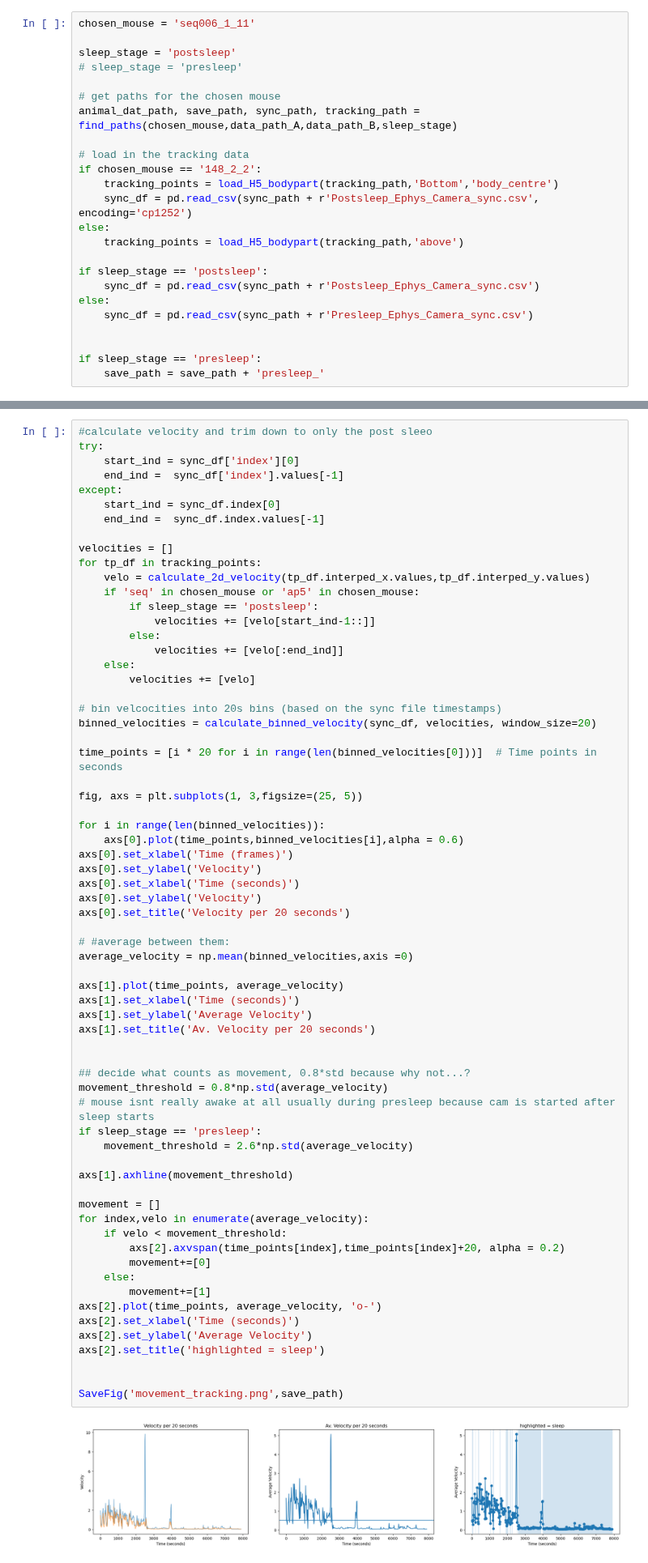
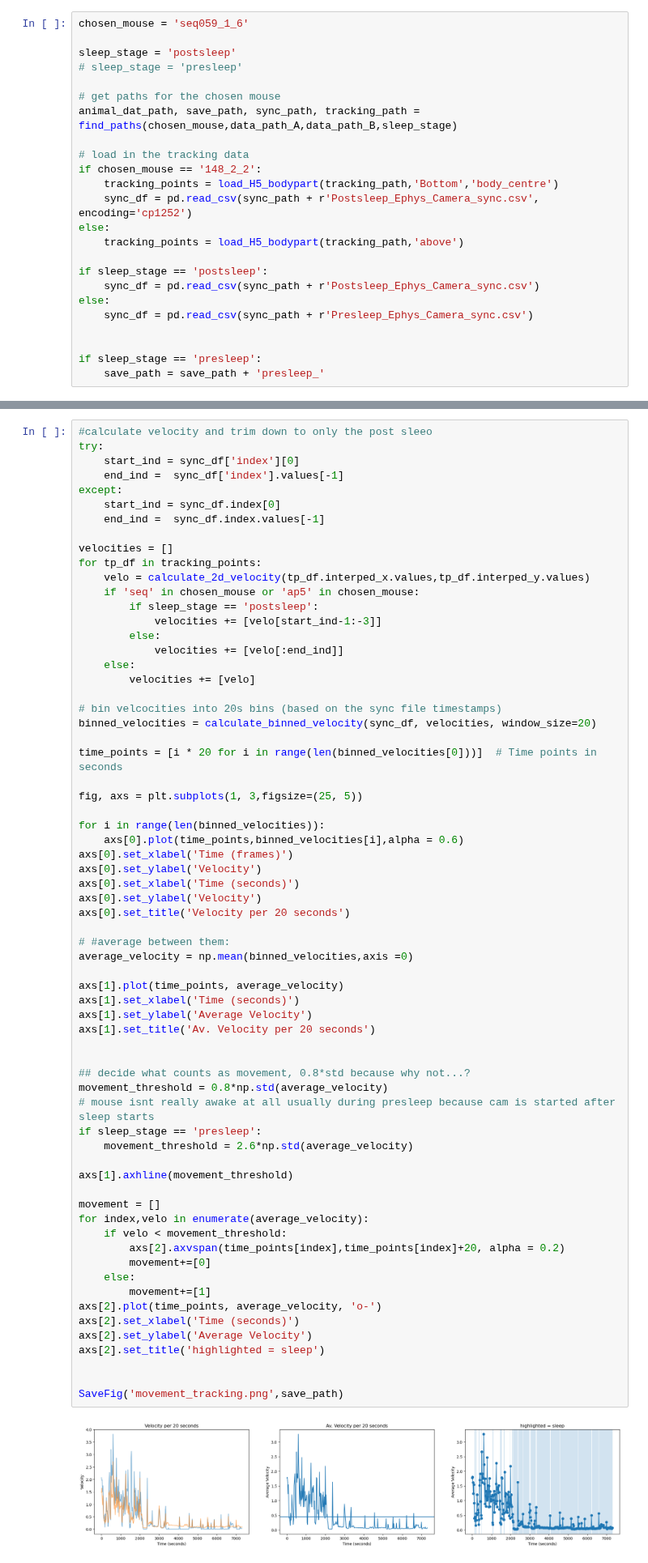
Before and after one commit to EmmettJT/sequences_analyse_PPSeq, a Jupyter notebook: sleep_state_scoring/sleep_state_scoring.ipynb, the cells around one changed output, grey strips where cells are left out. Shown at 81% size. Saved outputs shown, nothing was run; the diff lists cells and outputs as text.

```diff
--- a/sleep_state_scoring/sleep_state_scoring.ipynb
+++ b/sleep_state_scoring/sleep_state_scoring.ipynb
@@ -406,7 +406,7 @@ not processed pre: ['seq052_1_1', 'seq052_1_2', 'seq052_1_3', 'seq052_1_4', 'seq
 processed post: ['136_1_3', '136_1_4', '148_2_2', '149_1_1', '178_1_4', '178_1_5', '178_1_6', '178_1_7', '178_1_8', '178_1_9', '178_2_1', '178_2_2', '178_2_4', '269_1_1', '269_1_3', '269_1_4', '269_1_ ...
 processed pre: ['136_1_3', '136_1_4', '148_2_2', '149_1_1', '178_1_4', '178_1_5', '178_1_6', '178_1_7', '178_1_8', '178_1_9', '178_2_1', '178_2_2', '178_2_4', '269_1_1', '269_1_3', '269_1_4', '269_1_7 ...
 # %%
-chosen_mouse = 'seq006_1_11'
+chosen_mouse = 'seq059_1_6'
 
 sleep_stage = 'postsleep'
 # sleep_stage = 'presleep'
@@ -447,7 +448,7 @@ for tp_df in tracking_points:
     velo = calculate_2d_velocity(tp_df.interped_x.values,tp_df.interped_y.values)
     if 'seq' in chosen_mouse or 'ap5' in chosen_mouse:
         if sleep_stage == 'postsleep':
-            velocities += [velo[start_ind-1::]]
+            velocities += [velo[start_ind-1:-3]]
         else:
             velocities += [velo[:end_ind]]
     else:
@@ -473,34 +474,34 @@ average_velocity = np.mean(binned_velocities,axis =0)
 
 axs[1].plot(time_points, average_velocity)
 axs[1].set_xlabel('Time (seconds)')
 axs[1].set_ylabel('Average Velocity')
 axs[1].set_title('Av. Velocity per 20 seconds')
 
 
 ## decide what counts as movement, 0.8*std because why not...?
 movement_threshold = 0.8*np.std(average_velocity)
 # mouse isnt really awake at all usually during presleep because cam is started after sleep starts
 if sleep_stage == 'presleep':
     movement_threshold = 2.6*np.std(average_velocity)
 
 axs[1].axhline(movement_threshold)
 
 movement = []
 for index,velo in enumerate(average_velocity):
     if velo < movement_threshold:
         axs[2].axvspan(time_points[index],time_points[index]+20, alpha = 0.2)
         movement+=[0]
     else:
         movement+=[1]
 axs[2].plot(time_points, average_velocity, 'o-')
 axs[2].set_xlabel('Time (seconds)')
 axs[2].set_ylabel('Average Velocity')
 axs[2].set_title('highlighted = sleep')
 
 
 SaveFig('movement_tracking.png',save_path)
 # %% [output]
-[figure, old version]
+[figure, new version]
 # %% [markdown]
 select electrodes
 # %%
```
Also changed, not shown: parts of 9 cells of this notebook, 3 other files.
